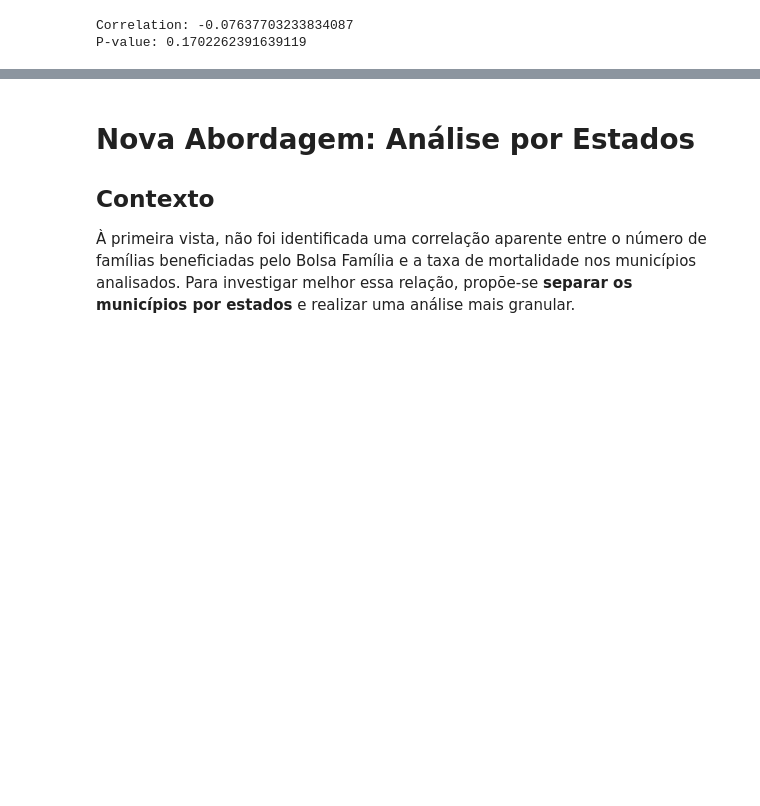
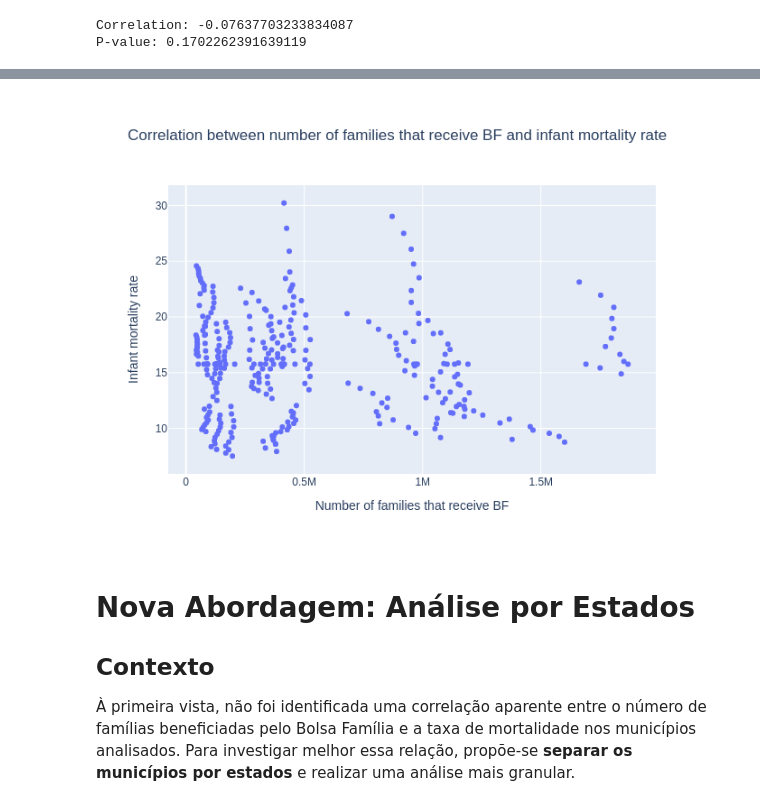
Before and after one commit to brunasaturnino/Projeto-ICD, a Jupyter notebook: notebooks/Hypotesis_Tests_and_IC.ipynb, the cells around one changed output, grey strips where cells are left out. Saved outputs shown, nothing was run; the diff lists cells and outputs as text; code cells hidden in the pictures; blank space fills up the shorter version.

```diff
--- a/notebooks/Hypotesis_Tests_and_IC.ipynb
+++ b/notebooks/Hypotesis_Tests_and_IC.ipynb
@@ -77,10 +78,11 @@ print(f'P-value: {p_value}')
 Correlation: -0.07637703233834087
 P-value: 0.1702262391639119
 # %%
-px.scatter(df,
+fig = px.scatter(df,
            x='num_familias_bf',
            y='tx_mort_inf_ibge',
            title='Correlation between number of families that receive BF and infant mortality rate',
            labels={'num_familias_bf': 'Number of families that receive BF',
                    'tx_mort_inf_ibge': 'Infant mortality rate'})
+fig.show()
 # %% [output]
@@ -88,3 +89,4 @@ px.scatter(df,
+[figure, added]
 # %% [markdown]
 # Nova Abordagem: Análise por Estados
 
```
Also changed, not shown: parts of 6 cells of this notebook.
